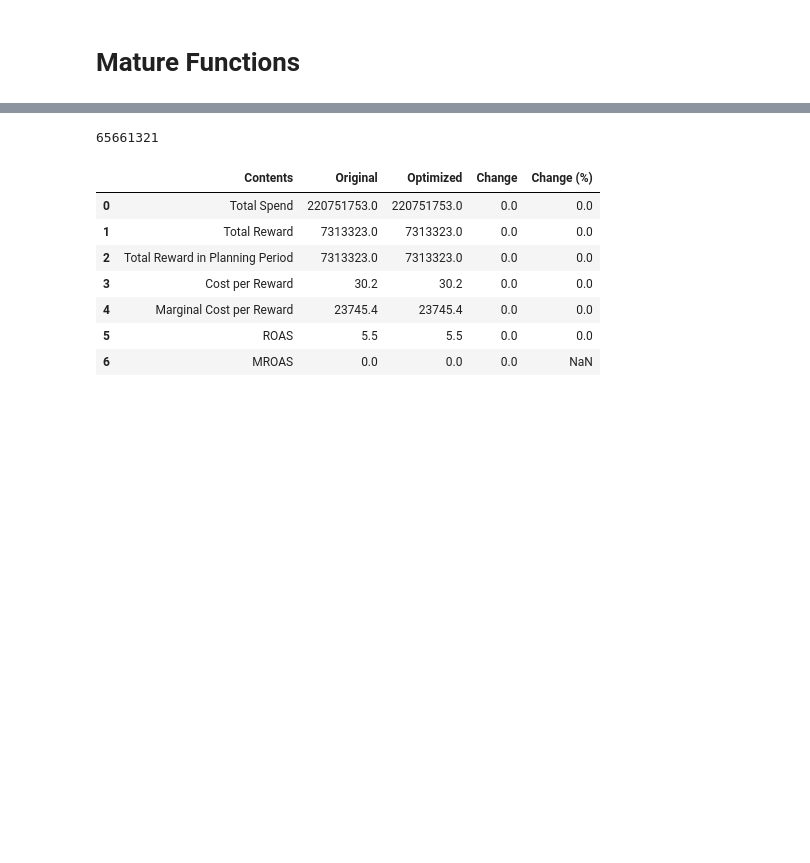
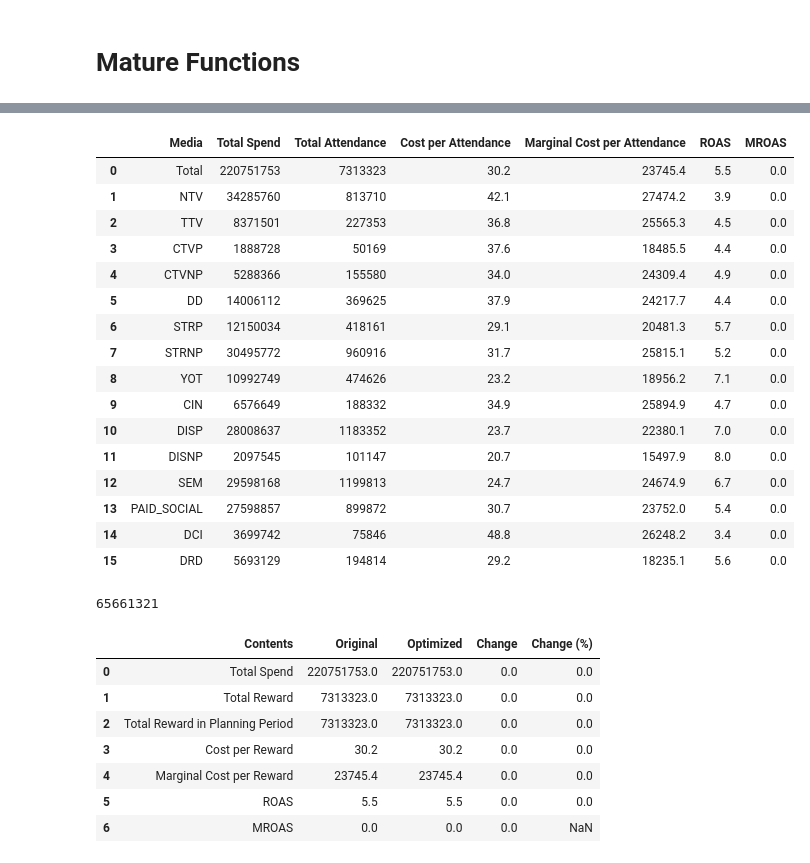
Before and after one commit to DONGZ027/craft001_SOUL, a Jupyter notebook: lab.ipynb, the cells around one changed output, grey strips where cells are left out. Drawn from its saved outputs; the diff is of its cells as text; code cells hidden in the pictures; blank space fills up the shorter version.

```diff
--- a/lab.ipynb
+++ b/lab.ipynb
@@ -208,6 +228,9 @@ def compute_reward_X(X, spend_data, planning_year, threshold):
     cumulative_weeks = weeks_in_month.cumsum()
     start_weeks = [0] + cumulative_weeks.values.tolist()[:-1]
 
+    timeline = df_time[df_time.FIS_YR_NB.between(planning_year, planning_year + 2)].shape[0]
+    timeline = np.zeros(timeline)
+
     # Initialize total marginal increments and costs
     minc_X = 0.0
     mc_X = 0.0
@@ -220,7 +243,7 @@ def compute_reward_X(X, spend_data, planning_year, threshold):
 
         if S_mo == 0:
             # If the spending is zero, append an array of zeros
-            monthly_array = np.zeros(104)
+            monthly_array = timeline.copy()  # Create a an array of all 0s
             monthly_arrays.append(monthly_array)
             continue
 
@@ -255,29 +278,19 @@ def compute_reward_X(X, spend_data, planning_year, threshold):
         monthly_reward_curve = reward_mo * timing_curve
         # monthly_arrays.append(monthly_reward_curve)
 
-        # Step 4: Create a 104-length array with appropriate leading zeros
+        # Step 4: Create a 3yr-length array with appropriate leading zeros
         start_week = start_weeks[fiscal_month - 1]
-        leading_zeros = int(start_week)
-        trailing_zeros = 104 - leading_zeros - 52
-        if trailing_zeros < 0:
-            # If there is an overlap beyond 104 weeks, truncate the array
-            monthly_array = np.concatenate([
-                np.zeros(leading_zeros),
-                monthly_reward_curve[:104 - leading_zeros]
-            ])
-        else:
-            monthly_array = np.concatenate([
-                np.zeros(leading_zeros),
-                monthly_reward_curve,
-                np.zeros(trailing_zeros)
-            ])
+        end_week = start_week + len(monthly_reward_curve)
+
+        monthly_array = timeline.copy()
+        monthly_array[start_week:end_week] = monthly_reward_curve
         monthly_arrays.append(monthly_array)
 
 
-    #Aggregate the monthly arrays into a final reward curve
-    monthly_arrays = [arr[:104] for arr in monthly_arrays]  # Ensure each array is at most 104 elements
-    # Pad any shorter arrays to exactly 104 elements
-    monthly_arrays = [np.pad(arr, (0, 104 - len(arr)), 'constant') if len(arr) < 104 else arr for arr in monthly_arrays]
+    # # #Aggregate the monthly arrays into a final reward curve
+    # # monthly_arrays = [arr[:len(timeline)] for arr in monthly_arrays]  # Ensure each array is at most 104 elements
+    # # # Pad any shorter arrays to exactly 104 elements
+    # # monthly_arrays = [np.pad(arr, (0, len(timeline) - len(arr)), 'constant') if len(arr) < len(timeline) else arr for arr in monthly_arrays]
     reward_X = np.sum(monthly_arrays, axis=0)
 
 
@@ -567,3 +588,23 @@ scenario1
+# %%
+build_plan_summary(scenario1, 2025, 0.46, ticket_price)
+# %% [output]
+|  | Media | Total Spend | Total Attendance | Cost per Attendance | Marginal Cost per Attendance | ROAS | MROAS |
+| 0 | Total | 220751753 | 7313323 | 30.2 | 23745.4 | 5.5 | 0.0 |
+| 1 | NTV | 34285760 | 813710 | 42.1 | 27474.2 | 3.9 | 0.0 |
+| 2 | TTV | 8371501 | 227353 | 36.8 | 25565.3 | 4.5 | 0.0 |
+| 3 | CTVP | 1888728 | 50169 | 37.6 | 18485.5 | 4.4 | 0.0 |
+| 4 | CTVNP | 5288366 | 155580 | 34.0 | 24309.4 | 4.9 | 0.0 |
+| 5 | DD | 14006112 | 369625 | 37.9 | 24217.7 | 4.4 | 0.0 |
+| 6 | STRP | 12150034 | 418161 | 29.1 | 20481.3 | 5.7 | 0.0 |
+| 7 | STRNP | 30495772 | 960916 | 31.7 | 25815.1 | 5.2 | 0.0 |
+| 8 | YOT | 10992749 | 474626 | 23.2 | 18956.2 | 7.1 | 0.0 |
+| 9 | CIN | 6576649 | 188332 | 34.9 | 25894.9 | 4.7 | 0.0 |
+| 10 | DISP | 28008637 | 1183352 | 23.7 | 22380.1 | 7.0 | 0.0 |
+| 11 | DISNP | 2097545 | 101147 | 20.7 | 15497.9 | 8.0 | 0.0 |
+| 12 | SEM | 29598168 | 1199813 | 24.7 | 24674.9 | 6.7 | 0.0 |
+| 13 | PAID_SOCIAL | 27598857 | 899872 | 30.7 | 23752.0 | 5.4 | 0.0 |
+| 14 | DCI | 3699742 | 75846 | 48.8 | 26248.2 | 3.4 | 0.0 |
+| 15 | DRD | 5693129 | 194814 | 29.2 | 18235.1 | 5.6 | 0.0 |
 # %%
 plan0 = scenario1.copy()
 planning_months = [7, 8, 9]
```
Also changed, not shown: parts of 8 cells of this notebook, 10 other files.
